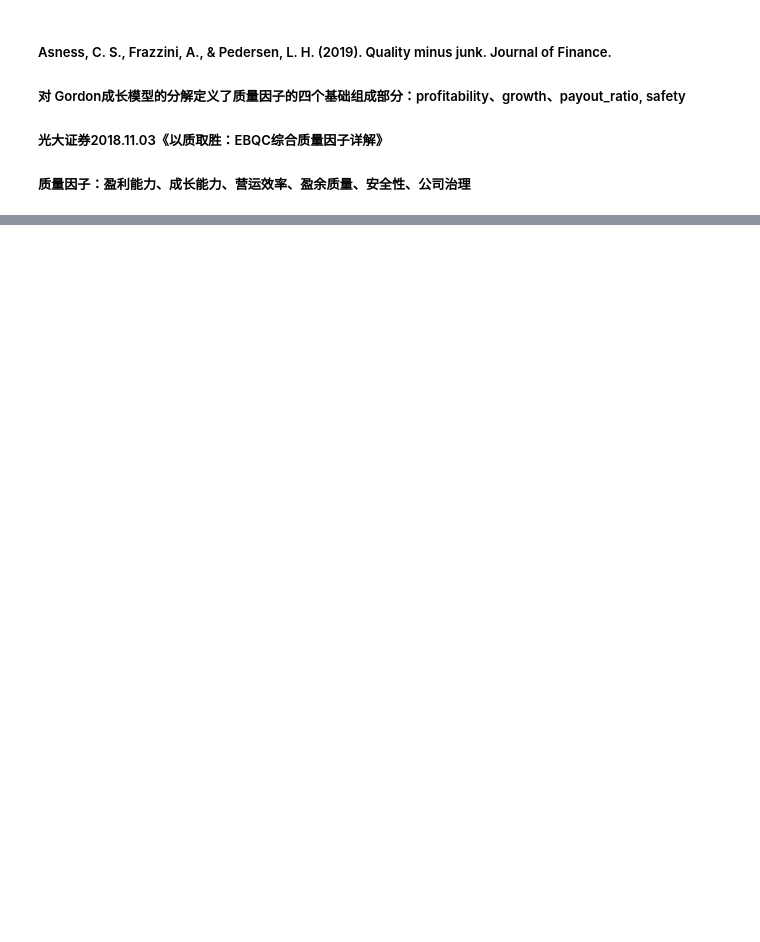
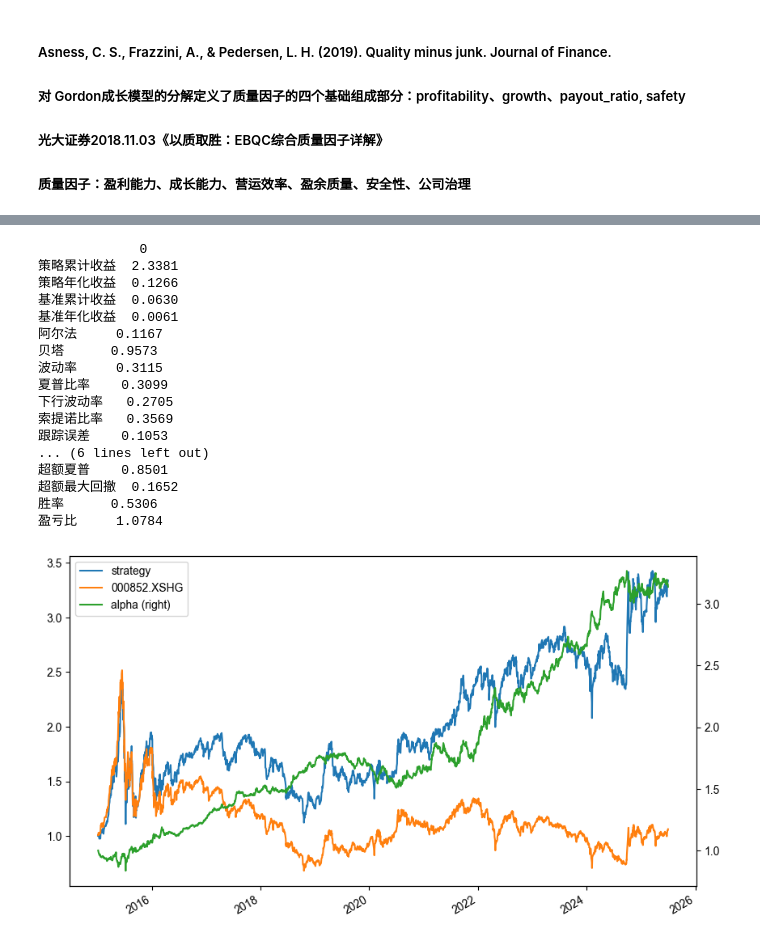
Before and after one commit to linpeng782/alpha_local, a Jupyter notebook: quality_composite.ipynb, the cells around one changed output, grey strips where cells are left out. Saved outputs shown, nothing was run; the diff lists cells and outputs as text; code cells hidden in the pictures; blank space fills up the shorter version.

```diff
--- a/quality_composite.ipynb
+++ b/quality_composite.ipynb
@@ -155,0 +160,27 @@ display(performance_annual_performance)
+# %%
+buy_list = get_buy_list(ew_combo, rank_n=50)
+df_weight = buy_list.div(buy_list.sum(axis=1), axis=0)
+df_weight = df_weight.shift(1).dropna(how="all")
+account_result = backtest(df_weight)
+performance_cumnet, result = get_performance_analysis(
+    account_result, benchmark_index=index_item
+)
+# %% [output]
+             0
+策略累计收益  2.3381
+策略年化收益  0.1266
+基准累计收益  0.0630
+基准年化收益  0.0061
+阿尔法     0.1167
+贝塔      0.9573
+波动率     0.3115
+夏普比率    0.3099
+下行波动率   0.2705
+索提诺比率   0.3569
+跟踪误差    0.1053
+... (6 lines left out)
+超额夏普    0.8501
+超额最大回撤  0.1652
+胜率      0.5306
+盈亏比     1.0784
+[figure, added]
```
Also changed, not shown: parts of 10 cells of this notebook, 4 other files.
